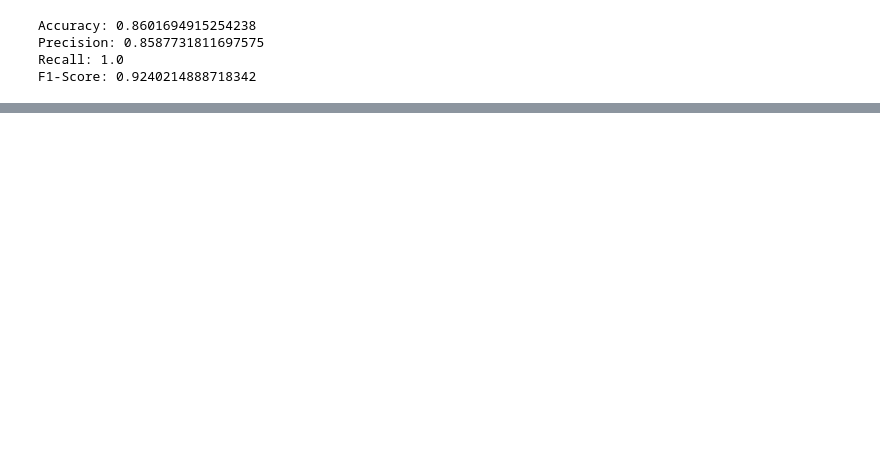
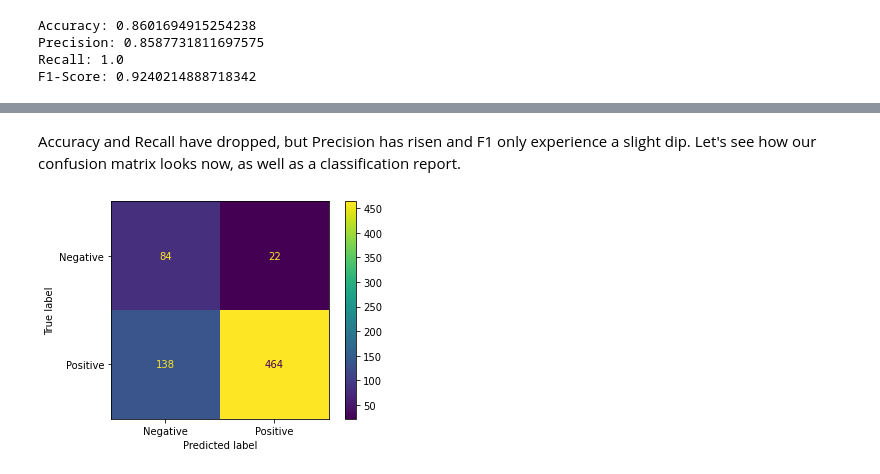
Before and after one commit to chrismiley87/tweet-project, a Jupyter notebook: notebook.ipynb, the cells around one changed output, grey strips where cells are left out. Saved outputs shown, nothing was run; the diff lists cells and outputs as text; code cells hidden in the pictures; blank space fills up the shorter version.

```diff
--- a/notebook.ipynb
+++ b/notebook.ipynb
@@ -1073,0 +1129,11 @@ F1-Score: 0.9240214888718342
+# %% [markdown]
+Accuracy and Recall have dropped, but Precision has risen and F1 only experience a slight dip. Let's see how our confusion matrix looks now, as well as a classification report.
+# %%
+# Calculate the confusion matrix
+cm = confusion_matrix(y_test, y_pred)
+
+# Visualize the confusion matrix
+plot_confusion_matrix(clf_pipe, X_test, y_test, display_labels=['Negative', 'Positive'])
+plt.show()
+# %% [output]
+[figure, added]
```
Also changed, not shown: parts of 65 cells of this notebook.
